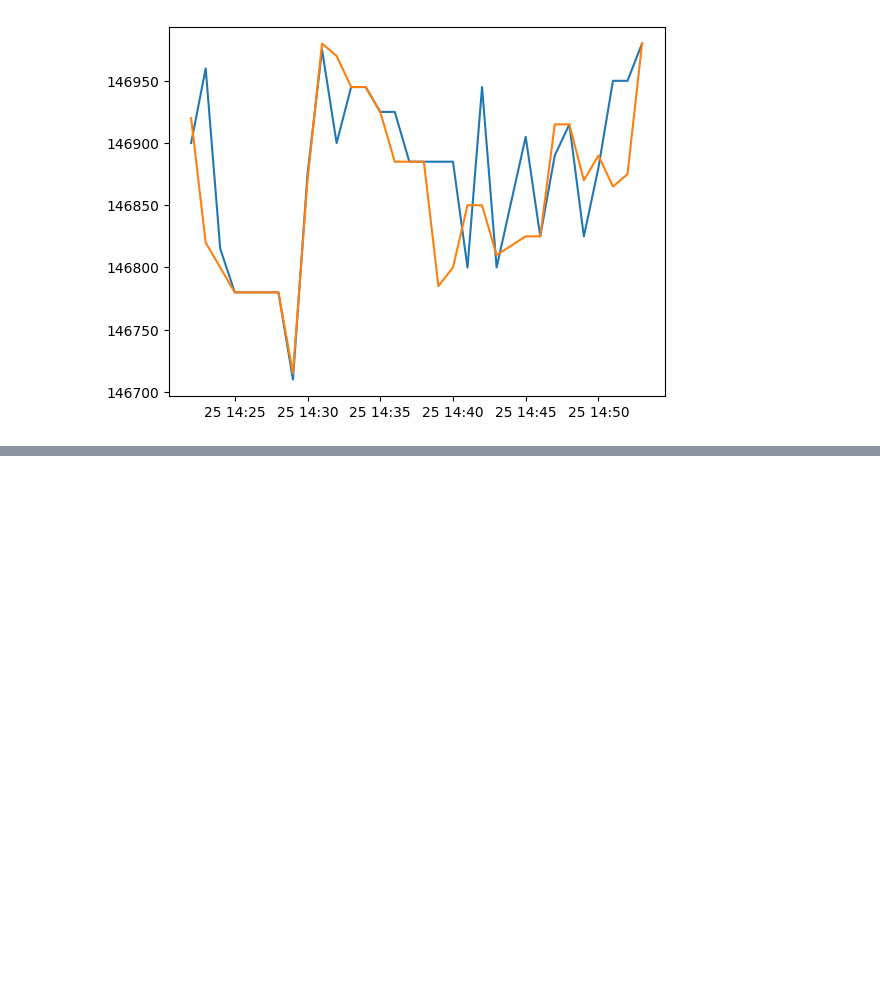
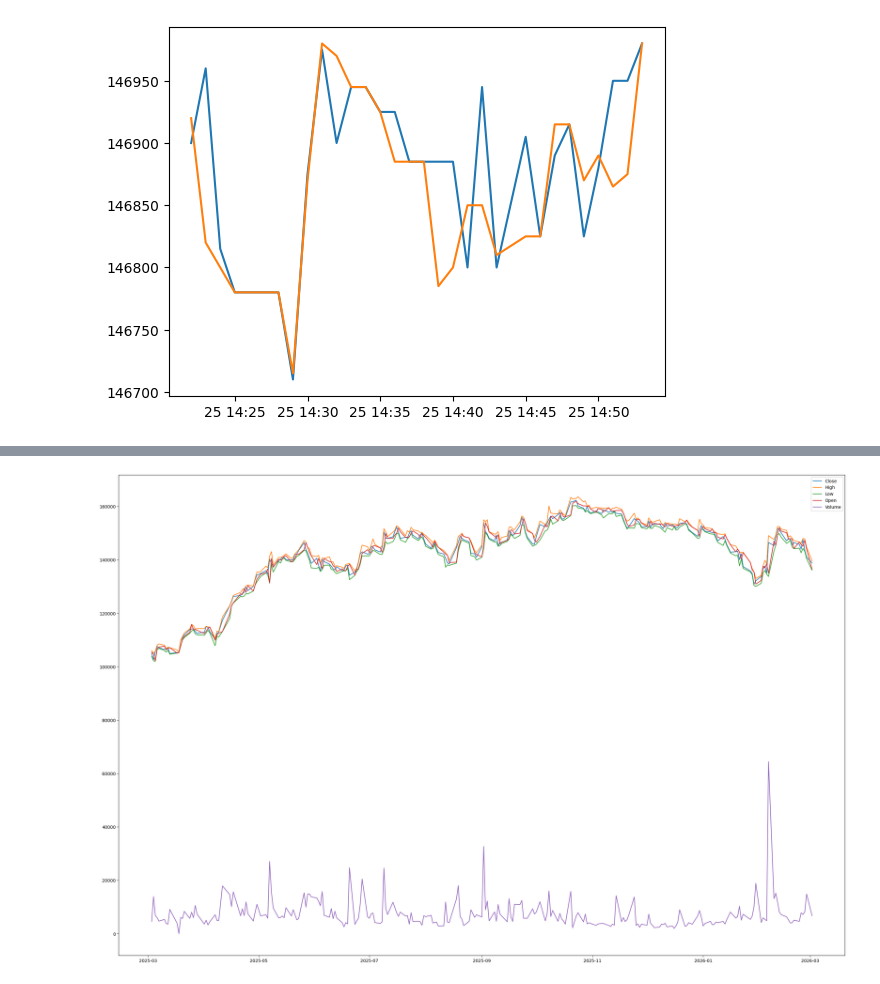
Before and after one commit to satyam-1906/quant-data-analysis, a Jupyter notebook: data.ipynb, the cells around one changed output, grey strips where cells are left out. Cells and saved outputs as stored; diff of their text form; code cells hidden in the pictures; blank space fills up the shorter version.

```diff
--- a/data.ipynb
+++ b/data.ipynb
@@ -53,3 +53,6 @@ except Exception as e:
     print(f"Error fetching data: {e}")
 # %% [output]
 [figure]
+# %%
+ticker = ' MRF.NS'
+df = yf.download(ticker, start="2025-03-03", end="2026-03-03")
@@ -55,0 +89,9 @@ except Exception as e:
+# %%
+plt.figure(figsize=(30, 20))
+for i in df.columns:
+    col = i[0]
+    plt.plot(df.index, df[col], label=col)
+plt.legend()
+plt.show()
+# %% [output]
+[figure, added]
```
Also changed, not shown: parts of 5 cells of this notebook, 1 other file.
